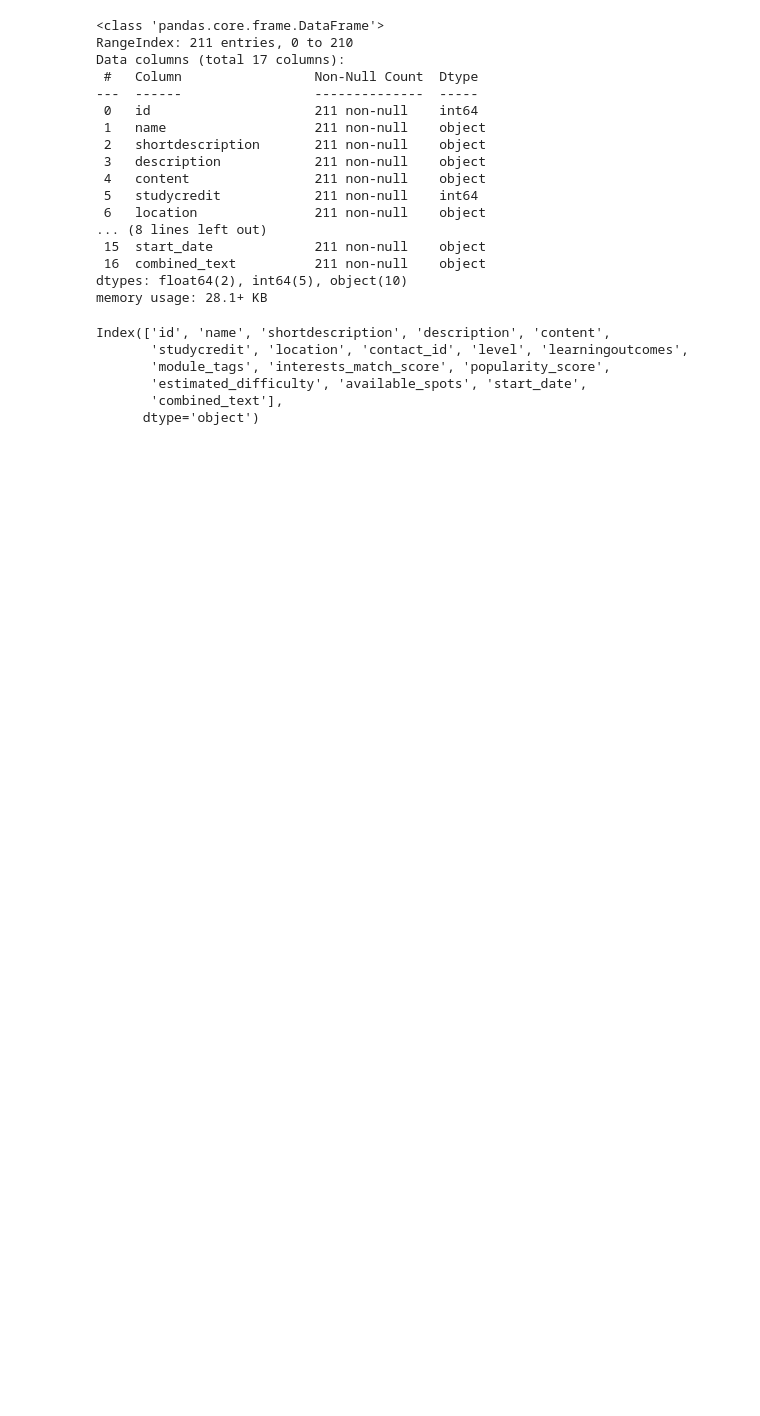
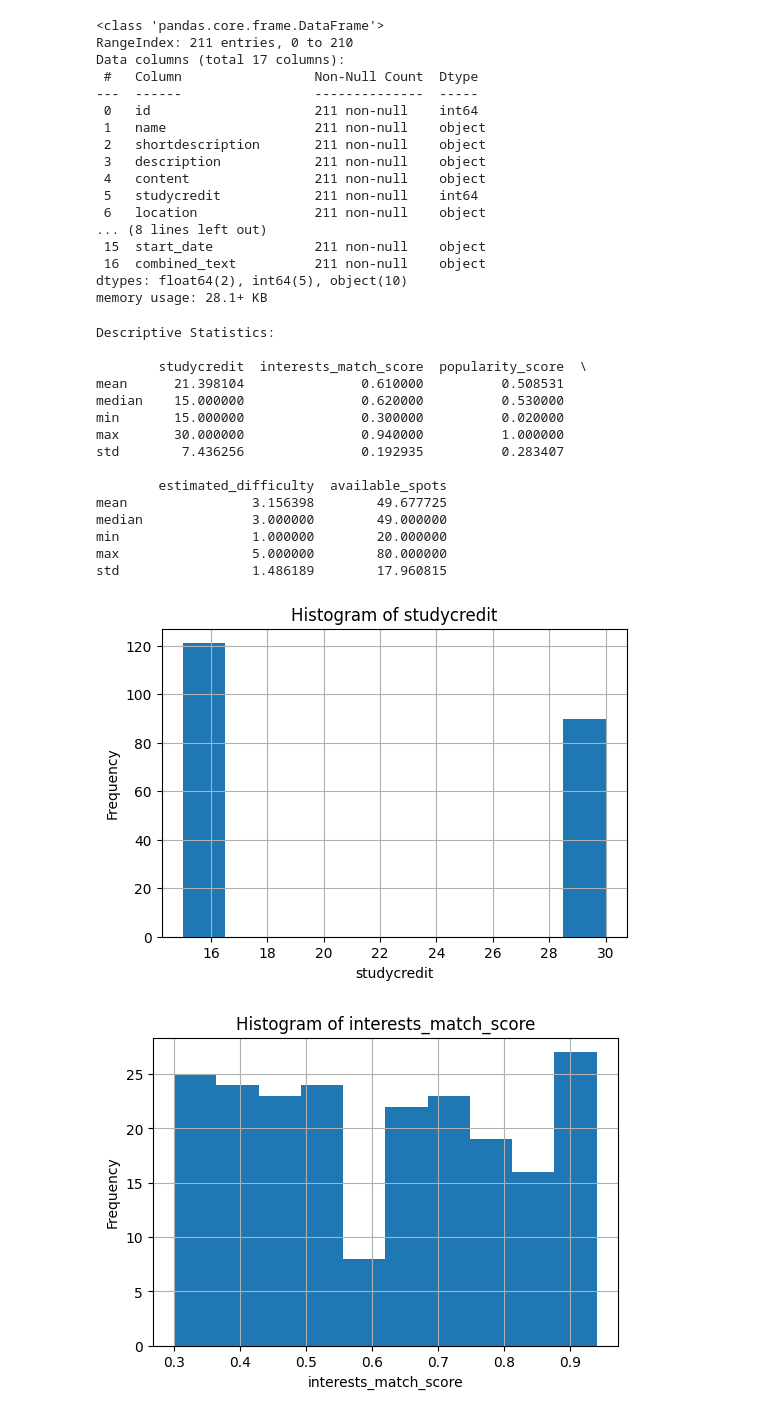
Before and after one commit to JeroenZwaal/ATIx-AI-Lu2, a Jupyter notebook: EDA.ipynb, the cells around one changed output. Saved outputs shown, nothing was run; the diff lists cells and outputs as text; code cells hidden in the pictures; blank space fills up the shorter version.

```diff
--- a/EDA.ipynb
+++ b/EDA.ipynb
@@ -29,11 +29,51 @@ Data columns (total 17 columns):
 dtypes: float64(2), int64(5), object(10)
 memory usage: 28.1+ KB
 # %%
-dataframe.columns
+# Columns to analyze
+cols = [
+    "studycredit",
+    "interests_match_score",
+    "popularity_score",
+    "estimated_difficulty",
+    "available_spots"
+]
+
+# --- Descriptive Statistics ---
+stats = dataframe[cols].agg(['mean', 'median', 'min', 'max', 'std'])
+print("Descriptive Statistics:\n")
+print(stats)
+
+# --- Histograms ---
+for col in cols:
+    plt.figure(figsize=(6,4))
+    dataframe[col].hist()
+    plt.title(f"Histogram of {col}")
+    plt.xlabel(col)
+    plt.ylabel("Frequency")
+    plt.show()
+
+# --- Box Plots ---
+for col in cols:
+    plt.figure(figsize=(4,6))
+    dataframe.boxplot(column=col)
+    plt.title(f"Box Plot of {col}")
+    plt.ylabel(col)
+    plt.show()
 # %% [output]
-Index(['id', 'name', 'shortdescription', 'description', 'content',
-       'studycredit', 'location', 'contact_id', 'level', 'learningoutcomes',
-       'module_tags', 'interests_match_score', 'popularity_score',
-       'estimated_difficulty', 'available_spots', 'start_date',
-       'combined_text'],
-      dtype='object')
+Descriptive Statistics:
+
+        studycredit  interests_match_score  popularity_score  \
+mean      21.398104               0.610000          0.508531
+median    15.000000               0.620000          0.530000
+min       15.000000               0.300000          0.020000
+max       30.000000               0.940000          1.000000
+std        7.436256               0.192935          0.283407
+
+        estimated_difficulty  available_spots
+mean                3.156398        49.677725
+median              3.000000        49.000000
+min                 1.000000        20.000000
+max                 5.000000        80.000000
+std                 1.486189        17.960815
+[figure, added]
+[figure, added]
```
Also changed, not shown: parts of 1 cell of this notebook.
